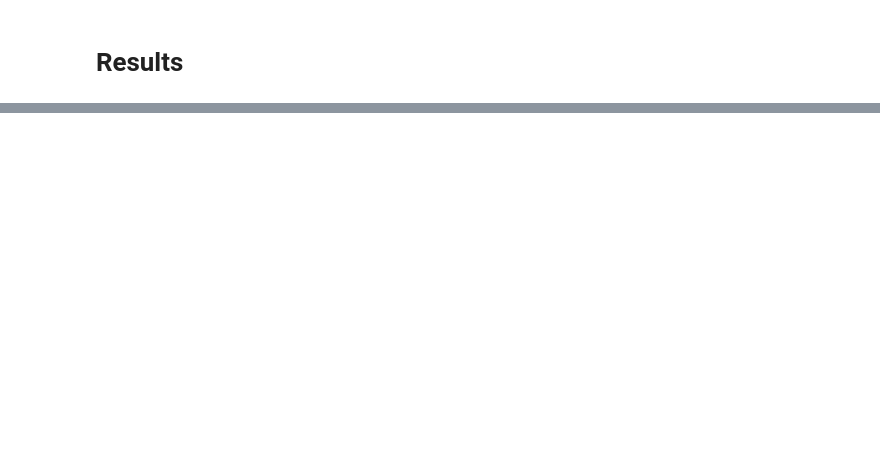
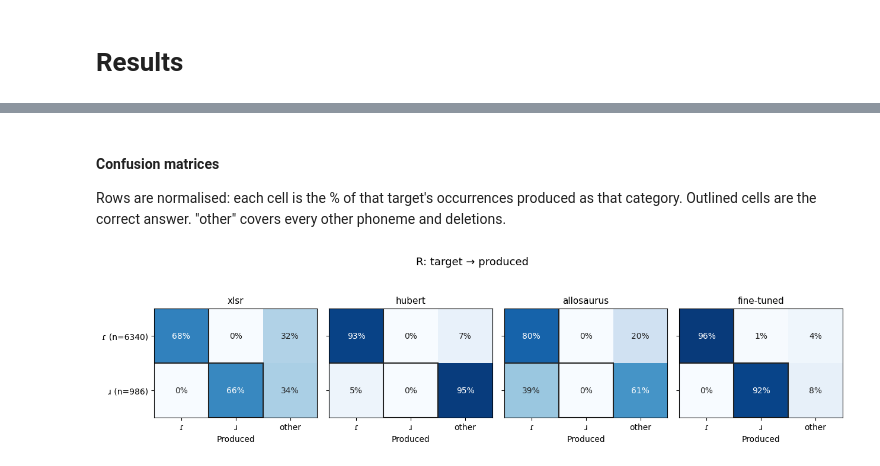
Before and after one commit to salvador-palma/English-to-Japanese-wav2vec, a Jupyter notebook: RecognizerModel.ipynb, the cells around one changed output, grey strips where cells are left out. Saved outputs shown, nothing was run; the diff lists cells and outputs as text; code cells hidden in the pictures; blank space fills up the shorter version.

```diff
--- a/RecognizerModel.ipynb
+++ b/RecognizerModel.ipynb
@@ -681,0 +766,44 @@ for metric in metrics:
+# %% [markdown]
+#### Confusion matrices
+Rows are normalised: each cell is the % of that target's occurrences produced as that category. Outlined cells are the correct answer.
+"other" covers every other phoneme and deletions.
+# %%
+import matplotlib.pyplot as plt
+import matplotlib.patches as mpatches
+
+
+def PlotFeatureConfusion(featureDf, feature):
+    targets = list(dict.fromkeys(feature["targets"].values()))
+    categories = feature["categories"]
+
+    fig, axes = plt.subplots(1, len(models), figsize=(3.2 * len(models), 3.4), sharey=True)
+    for ax, model in zip(axes, models):
+        sub = featureDf[featureDf["model"] == model]
+        matrix = pd.crosstab(sub["target"], sub["produced"], normalize="index")
+        matrix = matrix.reindex(index=targets, columns=categories, fill_value=0)
+
+        ax.imshow(matrix.values, cmap="Blues", vmin=0, vmax=1)
+        for i, target in enumerate(targets):
+            for j, category in enumerate(categories):
+                value = matrix.iat[i, j]
+                ax.text(j, i, f"{value:.0%}", ha="center", va="center", fontsize=10,
+                        color="white" if value > 0.6 else "#222222")
+                if category == feature["correct"][target]:
+                    ax.add_patch(mpatches.Rectangle((j - 0.5, i - 0.5), 1, 1, fill=False, edgecolor="#222222", linewidth=1.5))
+
+        ax.set_xticks(range(len(categories)))
+        ax.set_xticklabels(categories)
+        ax.set_xlabel("Produced")
+        ax.set_title(model, fontsize=11)
+
+    counts = featureDf[featureDf["model"] == models[0]]["target"].value_counts()
+    axes[0].set_yticks(range(len(targets)))
+    axes[0].set_yticklabels([f"{t} (n={counts.get(t, 0)})" for t in targets])
+    fig.suptitle(f"{feature['name']}: target → produced", fontsize=13)
+    plt.tight_layout()
+    plt.show()
+
+
+PlotFeatureConfusion(rDf, R_FEATURE)
+# %% [output]
+[figure, added]
```
Also changed, not shown: parts of 28 cells of this notebook, 2 other files.
